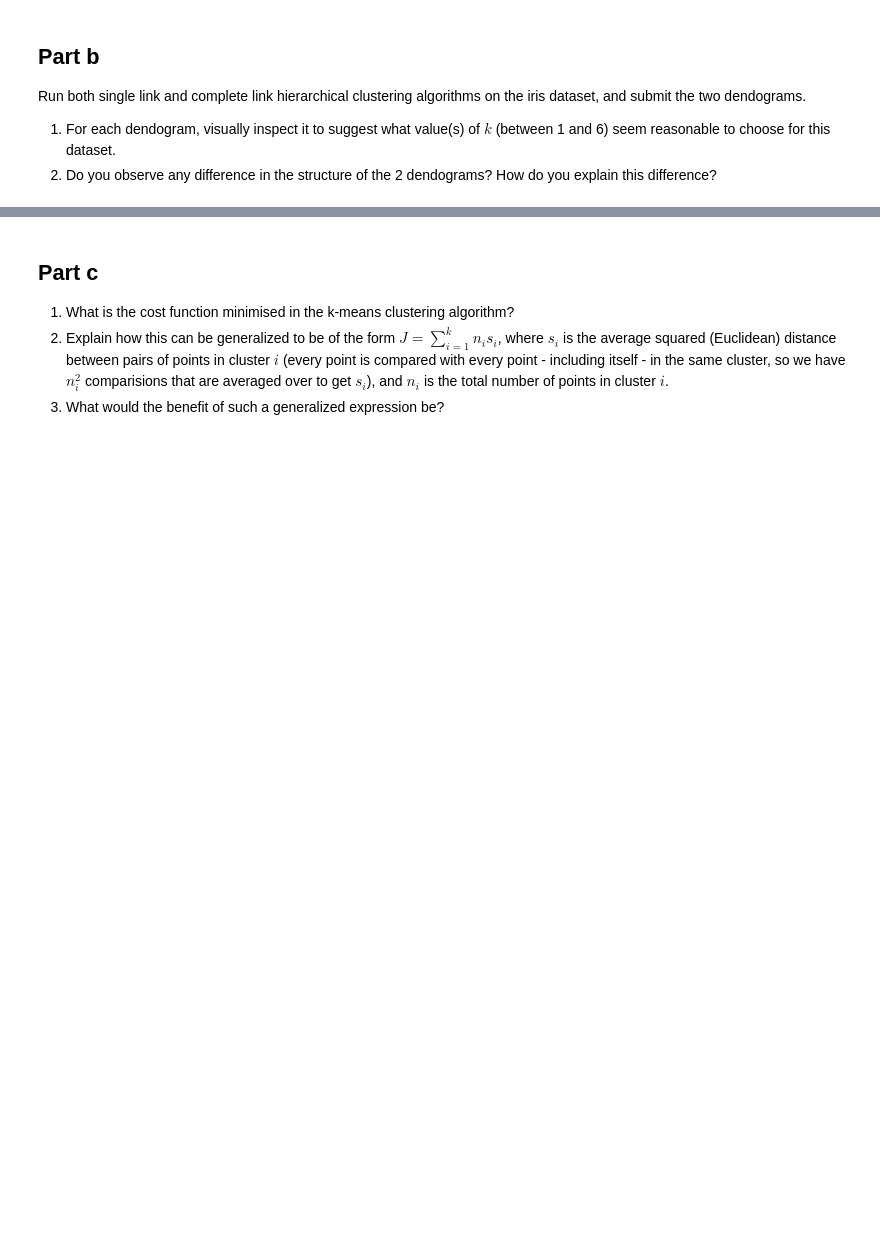
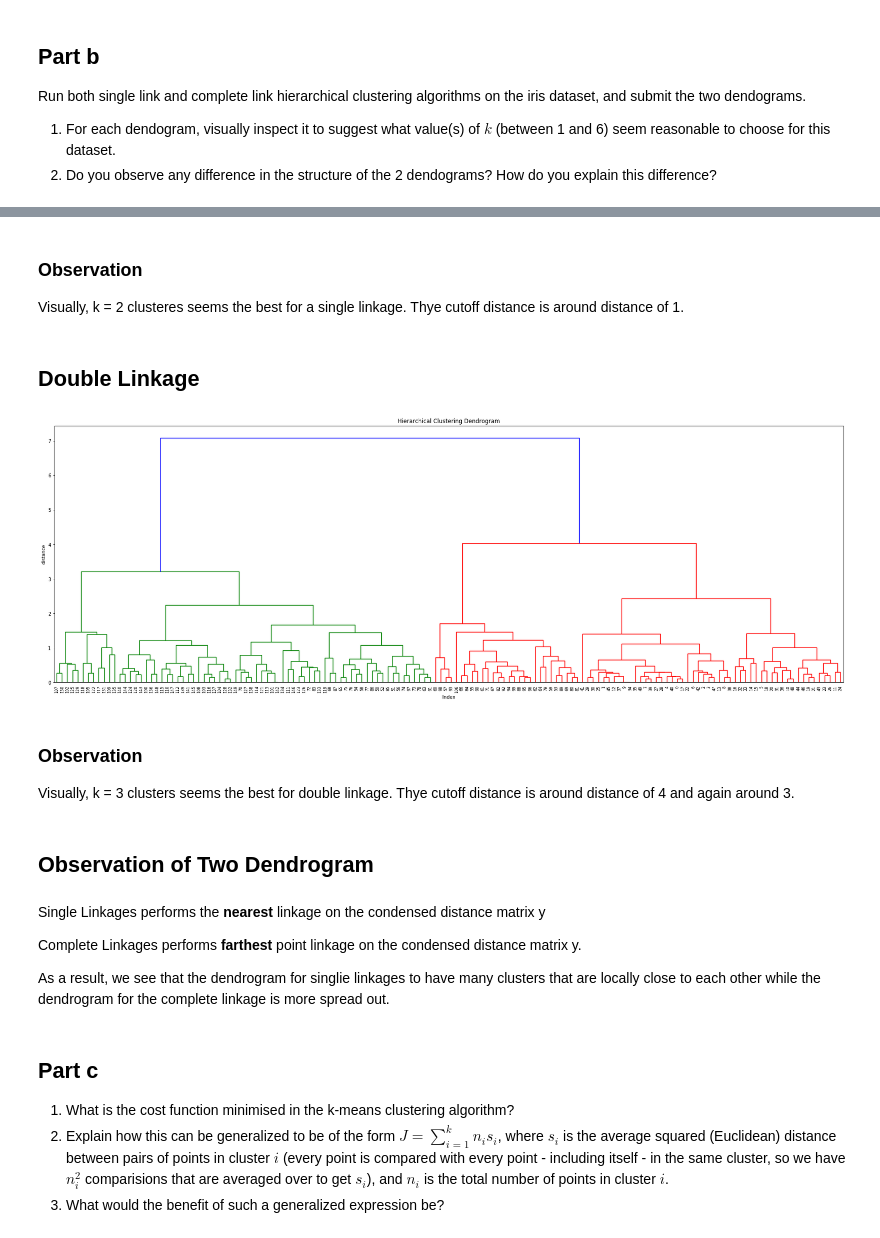
Before and after one commit to kevinjyee/DSPrinciples, a Jupyter notebook: HW5/hw5.ipynb, the cells around one changed output, grey strips where cells are left out. Cells and saved outputs as stored; diff of their text form; code cells hidden in the pictures; blank space fills up the shorter version.

```diff
--- a/HW5/hw5.ipynb
+++ b/HW5/hw5.ipynb
@@ -630,3 +793,34 @@ from sklearn import datasets
+# %% [markdown]
+### Observation
+Visually, k = 2 clusteres seems the best for a single linkage. Thye cutoff distance is around distance of 1.
+# %% [markdown]
+## Double Linkage
+# %%
+Z = linkage(X_iris, 'complete')
+# calculate full dendrogram
+plt.figure(figsize=(30, 10))
+plt.title('Hierarchical Clustering Dendrogram')
+plt.xlabel('Index')
+plt.ylabel('distance')
+dendrogram(
+    Z,
+    leaf_rotation=90.,  # rotates the x axis labels
+    leaf_font_size=8.,  # font size for the x axis labels
+)
+plt.show()
+# %% [output]
+[figure, added]
+# %% [markdown]
+### Observation
+Visually, k = 3 clusters seems the best for double linkage. Thye cutoff distance is around distance of 4 and again around 3.
+# %% [markdown]
+## Observation of Two Dendrogram
+# %% [markdown]
+Single Linkages performs the **nearest** linkage on the condensed distance matrix y
+
+Complete Linkages performs **farthest** point linkage on the condensed distance matrix y.
+
+As a result, we see that the dendrogram for singlie linkages to have many clusters that are locally close to each other while the dendrogram for the complete linkage is more spread out.
 # %% [markdown]
 ## Part c
 
```
Also changed, not shown: parts of 18 cells of this notebook.
